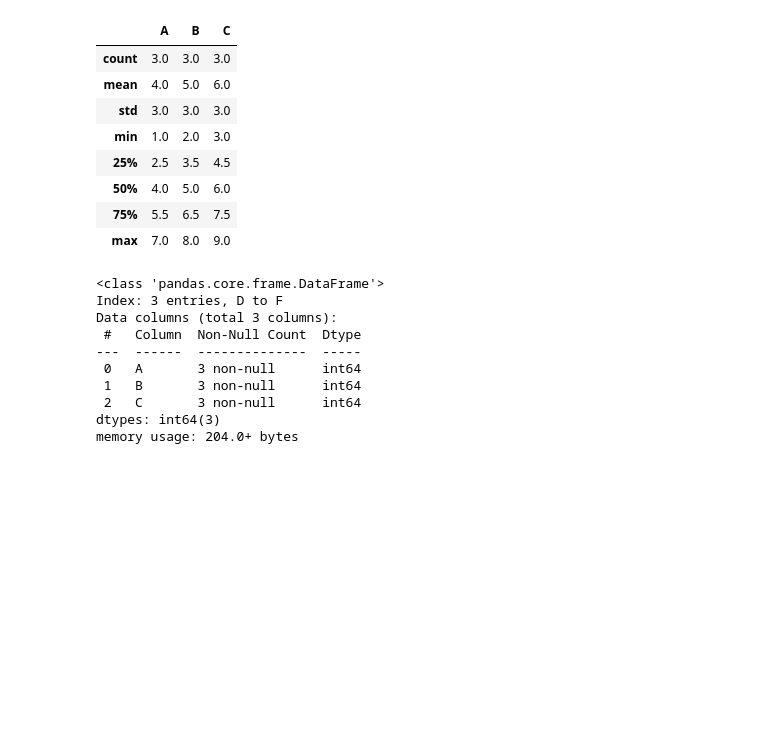
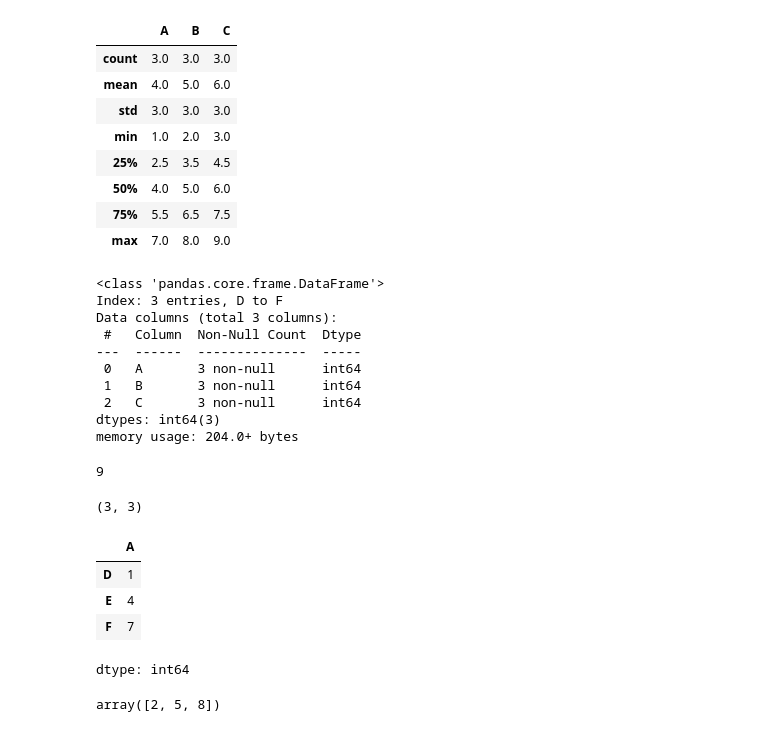
Before and after one commit to kunal430/python_learning, a Jupyter notebook: pandas.ipynb, the cells around one changed output. Drawn from its saved outputs; the diff is of its cells as text; code cells hidden in the pictures; blank space fills up the shorter version.

```diff
--- a/pandas.ipynb
+++ b/pandas.ipynb
@@ -57,3 +57,27 @@ Data columns (total 3 columns):
  2   C       3 non-null      int64
 dtypes: int64(3)
 memory usage: 204.0+ bytes
+# %%
+#size of the data
+data.size
+# %% [output]
+9
+# %%
+#shape of the data
+data.shape
+# %% [output]
+(3, 3)
+# %%
+#printing a specific column
+data["A"]
+# %% [output]
+|  | A |
+| D | 1 |
+| E | 4 |
+| F | 7 |
+dtype: int64
+# %%
+#unique value in specific column
+data["B"].unique()
+# %% [output]
+array([2, 5, 8])
```
Also changed, not shown: parts of 1 cell of this notebook.
